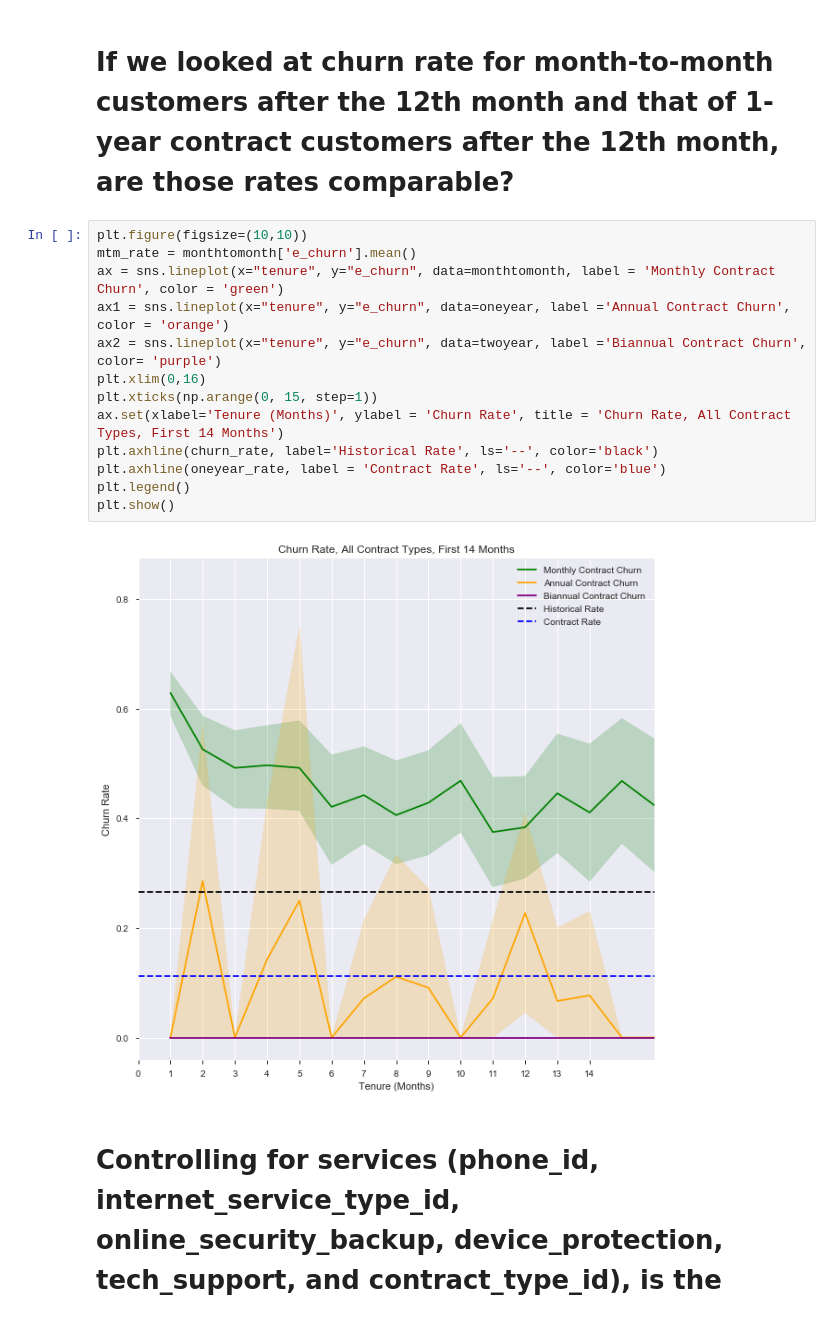
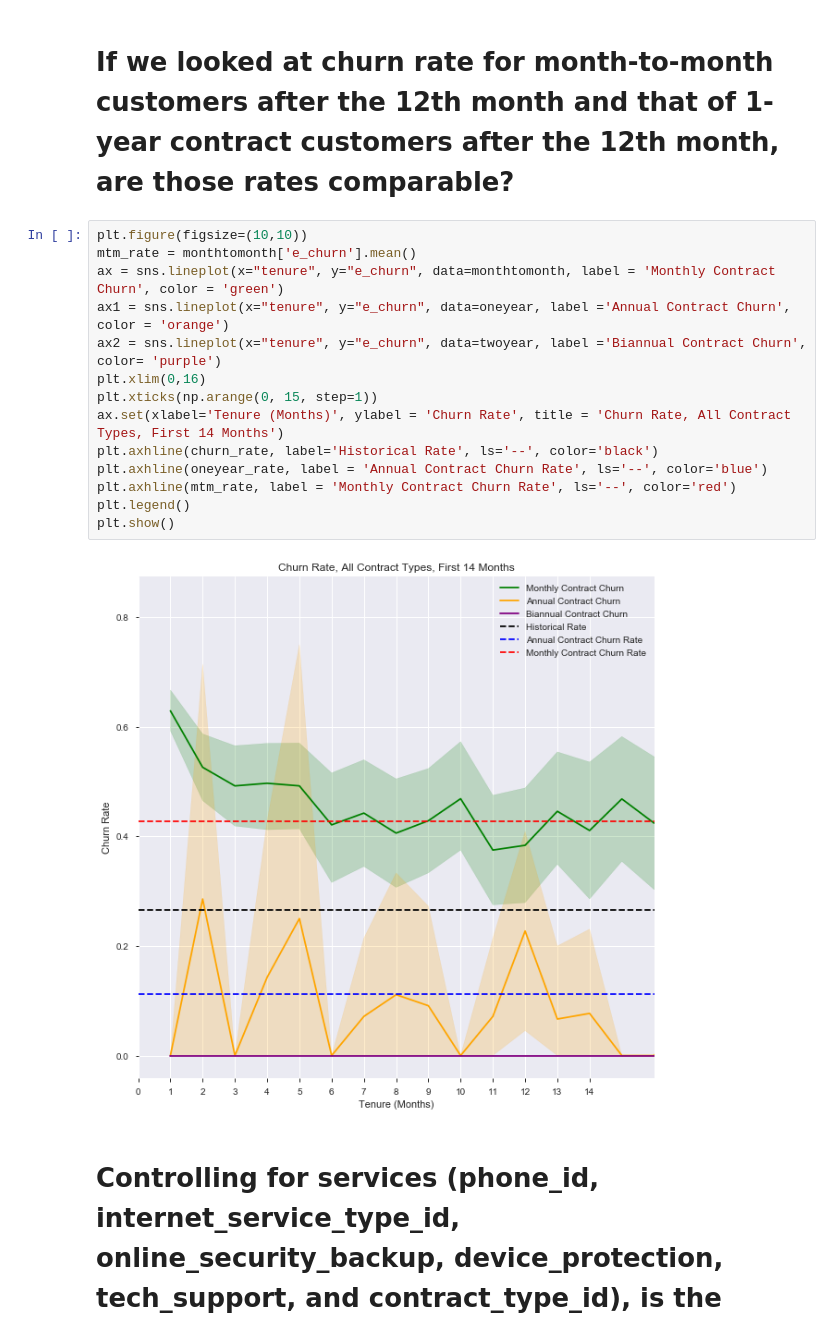
Before and after one commit to Padraic-Doran/classification_project, a Jupyter notebook: telco_class_project.ipynb, the cells around one changed output. Saved outputs shown, nothing was run; the diff lists cells and outputs as text.

```diff
--- a/telco_class_project.ipynb
+++ b/telco_class_project.ipynb
@@ -1083,18 +1084,19 @@ __The clarity of this question is not enough to form a well intentioned search o
 # %%
 plt.figure(figsize=(10,10))
 mtm_rate = monthtomonth['e_churn'].mean()
 ax = sns.lineplot(x="tenure", y="e_churn", data=monthtomonth, label = 'Monthly Contract Churn', color = 'green')
 ax1 = sns.lineplot(x="tenure", y="e_churn", data=oneyear, label ='Annual Contract Churn', color = 'orange')
 ax2 = sns.lineplot(x="tenure", y="e_churn", data=twoyear, label ='Biannual Contract Churn', color= 'purple')
 plt.xlim(0,16)
 plt.xticks(np.arange(0, 15, step=1))
 ax.set(xlabel='Tenure (Months)', ylabel = 'Churn Rate', title = 'Churn Rate, All Contract Types, First 14 Months')
 plt.axhline(churn_rate, label='Historical Rate', ls='--', color='black')
-plt.axhline(oneyear_rate, label = 'Contract Rate', ls='--', color='blue')
+plt.axhline(oneyear_rate, label = 'Annual Contract Churn Rate', ls='--', color='blue')
+plt.axhline(mtm_rate, label = 'Monthly Contract Churn Rate', ls='--', color='red')
 plt.legend()
 plt.show()
 # %% [output]
-[figure, old version]
+[figure, new version]
 # %% [markdown]
 # Controlling for services (phone_id, internet_service_type_id, online_security_backup, device_protection, tech_support, and contract_type_id), is the mean monthly_charges of those who have churned significantly different from that of those who have not churned? (Use a t-test to answer this.)
 # %% [markdown]
```
Also changed, not shown: parts of 12 cells of this notebook.
